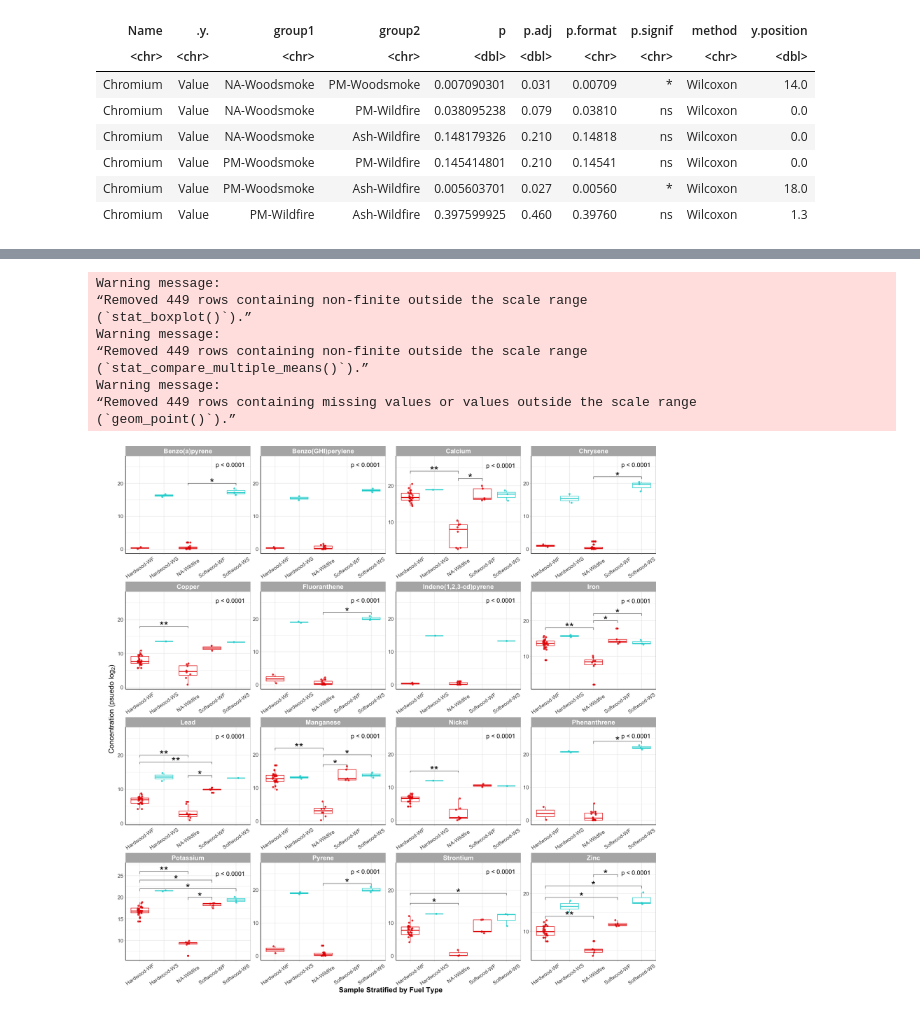
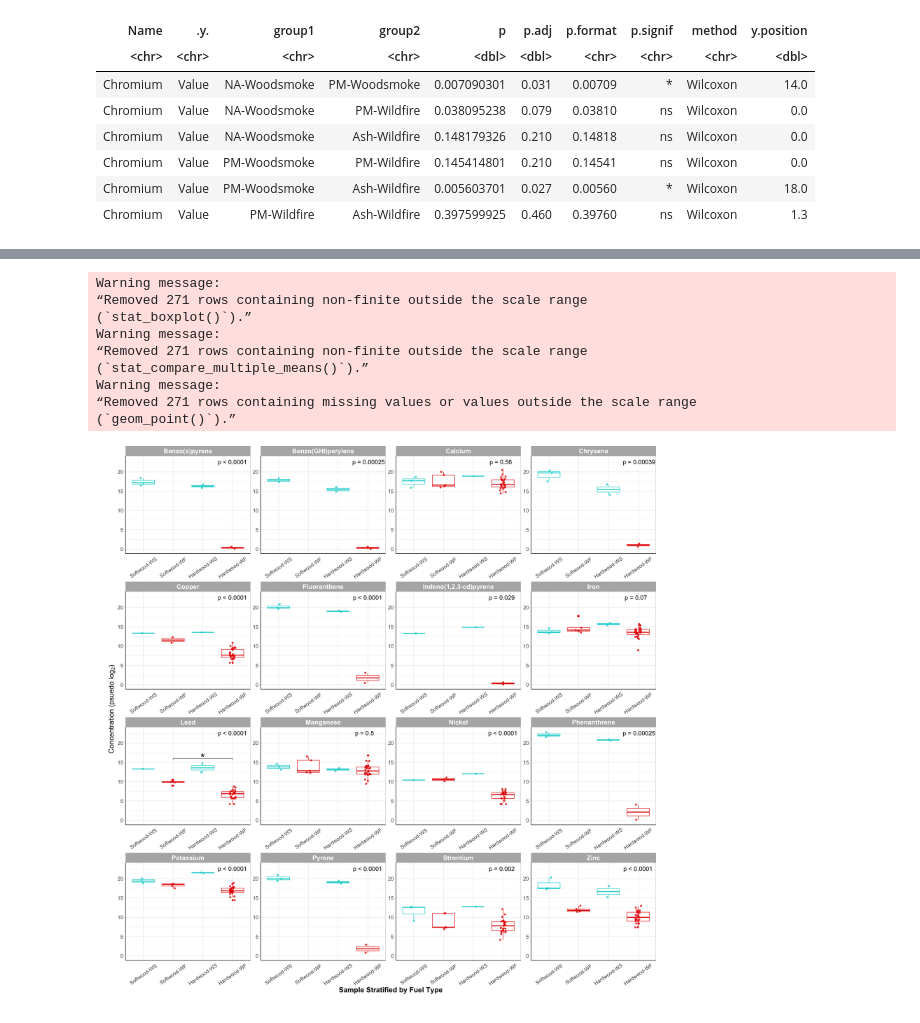
Before and after one commit to UNC-CEMALB/P1015.-Wildfire_Suffcient_Similiarity, a Jupyter notebook: 3. Individual Distribution Analyses/Boxplots.ipynb, the cells around one changed output, grey strips where cells are left out. Cells and saved outputs as stored; diff of their text form; code cells hidden in the pictures.

```diff
--- a/3. Individual Distribution Analyses/Boxplots.ipynb
+++ b/3. Individual Distribution Analyses/Boxplots.ipynb
@@ -789,7 +791,8 @@ strata_ft_vol_df = long_vol_df %>%
     # only keeping groups that have at least 2 samples
     group_by(Name, Fuel_Type_Sample) %>%
     filter(sum(!is.na(Value)) >= 2) %>%
-    ungroup()
+    ungroup() %>%
+    filter(!grepl("NA", Fuel_Type_Sample))
 
 t_test_p_values_ft_vol = compare_means(Value ~ Fuel_Type_Sample, data = strata_ft_vol_df,
                                          method = "wilcox.test", p.adjust.method = 'fdr', group.by = "Name") %>%
@@ -802,9 +805,7 @@ t_test_p_values_ft_vol = compare_means(Value ~ Fuel_Type_Sample, data = strata_f
                                                     'ns'))))) %>%
     filter(p.signif != 'ns') %>%
     # manually adding the y position
-    mutate(y.position = c(24, 22, 15, 20, 22, 22, 24, 18, 20, 18, 14,
-                          18, 20, 22, 26, 24, 22, 20,
-                          22, 17, 20, 22, 16, 19, 14, 19, 22, 25))
+    mutate(y.position = c(16))
 
-t_test_p_values_ft_vol#[31:66,]
+head(t_test_p_values_ft_vol)
 # %% [output]
@@ -830,44 +816,45 @@ A tibble: 28 × 10
 # %%
 options(repr.plot.width=18, repr.plot.height=18) #changing size
-vol_ft_boxplots = ggplot(data = long_vol_df, aes(x = Fuel_Type_Sample, y = Value, color = Sample)) +
+vol_ft_boxplots = ggplot(data = long_vol_df %>%
+    filter(!grepl("NA", Fuel_Type_Sample)), aes(x = Fuel_Type_Sample, y = Value, color = Sample)) +
   geom_boxplot() +
   geom_point(position = position_jitter(w = 0.1), alpha = 0.8) +
-  ylim(NA, 27) + # adding more space for p value significance
+  ylim(0, 23) + # adding more space for p value significance
 
   # overall anova p value
   stat_anova_test(wid = "Fuel_Type_Sample", p.adjust.method = "none", label = "p = {p.format}",
-                     label.x.npc = "right", size = 5, label.y = 25, label.x = 4.4) +
+                     label.x.npc = "right", size = 5, label.y = 22, label.x = 3.7) +
 
   # Adding a p value from a Wilcoxon test
   stat_pvalue_manual(t_test_p_values_ft_vol, label = "p.signif", size = 9) +
 
   facet_wrap(~Name, scales = 'free') +
 
   theme_light() +
   theme(axis.line = element_line(colour = "black"), #making x and y axes black
         axis.text = element_text(size = 12), #changing size of x axis labels
         axis.text.x = element_text(angle = 35, vjust = 0.5), #rotating x labels/ moving x labels slightly to the left
         legend.position = 'none', # removes legend
         plot.margin = unit(c(0,0,2,2), "lines"), # adding space at the bottom of the figure
         axis.title = element_text(face = "bold", size = rel(1.5)),
         strip.text.x = element_text(size = 15, face = "bold"), #changes size of facet x axis
         strip.text.y = element_text(size = 15, face = "bold")) + #changes axis titles
 
   labs(x = "Sample Stratified by Fuel Type", y = expression("Concentration (psuedo "*log[2]*") ")) + #changing axis labels
   scale_color_manual(values = c('#e60000', '#00d2d2')) +
 
   scale_x_discrete(labels = c("Hardwood-Woodsmoke" = "Hardwood-WS", "Softwood-Woodsmoke" = "Softwood-WS",
                               "Hardwood-Wildfire" = "Hardwood-WF", "Softwood-Wildfire" = "Softwood-WF"))
 
 vol_ft_boxplots
 # %% [output]
 Warning message:
-“Removed 449 rows containing non-finite outside the scale range
+“Removed 271 rows containing non-finite outside the scale range
 (`stat_boxplot()`).”
 Warning message:
-“Removed 449 rows containing non-finite outside the scale range
+“Removed 271 rows containing non-finite outside the scale range
 (`stat_compare_multiple_means()`).”
 Warning message:
-“Removed 449 rows containing missing values or values outside the scale range
+“Removed 271 rows containing missing values or values outside the scale range
 (`geom_point()`).”
-[figure, old version]
+[figure, new version]
```
Also changed, not shown: parts of 10 cells of this notebook.
